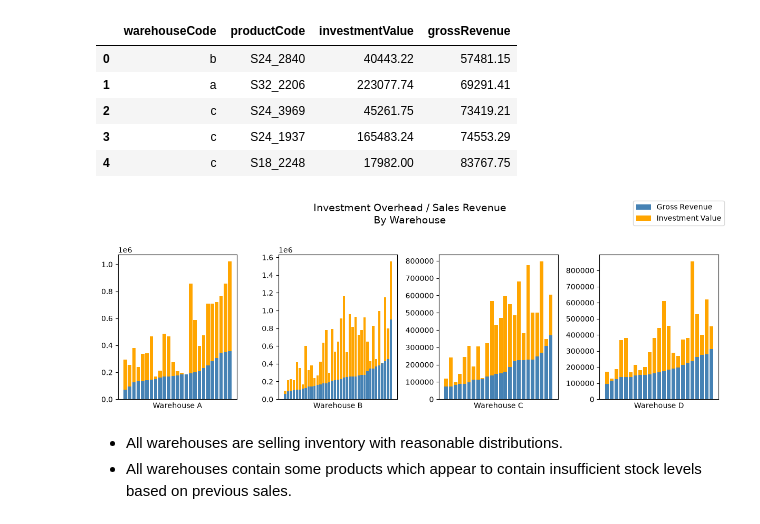
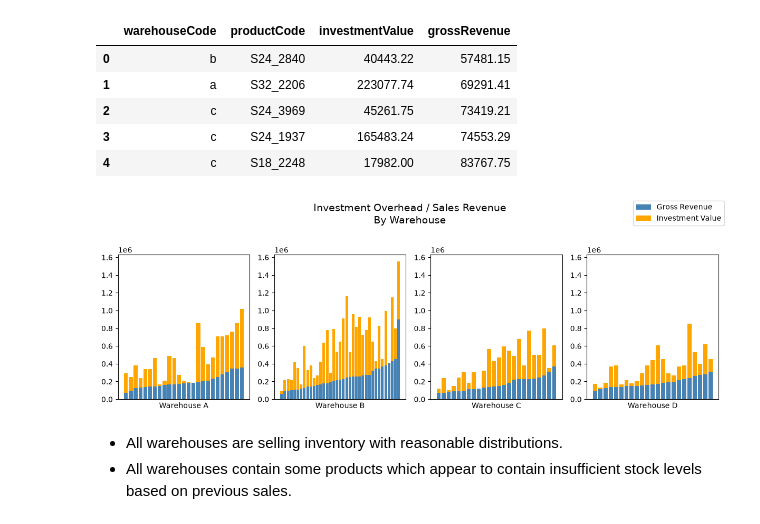
Before and after one commit to BCPMcustom/courseraSQL, a Jupyter notebook: Course#10/MintClassics.ipynb, the cells around one changed output. Cells and saved outputs as stored; diff of their text form; code cells hidden in the pictures.

Commit message:
Warehouse volume graph completed

```diff
--- a/Course#10/MintClassics.ipynb
+++ b/Course#10/MintClassics.ipynb
@@ -130,34 +130,39 @@ df_WHd = df_WH[(df_WH['warehouseCode'] == 'd')].sort_values('grossRevenue')
 # %%
 fig, ax = plt.subplots(1, 4, figsize=(12, 4))
 
 fig.suptitle('Investment Overhead / Sales Revenue\nBy Warehouse', fontsize=14, y=1.02)
 
 ax[0].bar(df_WHa['productCode'], df_WHa['grossRevenue'], color='steelblue').set_label('Gross Revenue')
 ax[0].bar(df_WHa['productCode'], df_WHa['investmentValue'], bottom=df_WHa['grossRevenue'], color='orange').set_label('Investment Value')
 ax[0].set_xlabel("Warehouse A")
 ax[0].set_xticks([])
 
 ax[1].bar(df_WHb['productCode'], df_WHb['grossRevenue'], color='steelblue')
 ax[1].bar(df_WHb['productCode'], df_WHb['investmentValue'], bottom=df_WHb['grossRevenue'], color='orange')
 ax[1].set_xlabel("Warehouse B")
 ax[1].set_xticks([])
 
 ax[2].bar(df_WHc['productCode'], df_WHc['grossRevenue'], color='steelblue')
 ax[2].bar(df_WHc['productCode'], df_WHc['investmentValue'], bottom=df_WHc['grossRevenue'], color='orange')
 ax[2].set_xlabel("Warehouse C")
 ax[2].set_xticks([])
 
 ax[3].bar(df_WHd['productCode'], df_WHd['grossRevenue'], color='steelblue')
 ax[3].bar(df_WHd['productCode'], df_WHd['investmentValue'], bottom=df_WHd['grossRevenue'], color='orange')
 ax[3].set_xlabel("Warehouse D")
 ax[3].set_xticks([])
 
 fig.legend()
+
+ax[1].sharey(ax[0])
+ax[2].sharey(ax[0])
+ax[3].sharey(ax[0])
+
 plt.tight_layout()
 plt.show()
 plt.close('all')
 # %% [output]
-[figure, old version]
+[figure, new version]
 # %% [markdown]
 - All warehouses are selling inventory with reasonable distributions.
 - All warehouses contain some products which appear to contain insufficient stock levels based on previous sales.
```
Also changed, not shown: parts of 4 cells of this notebook, 2 other files.
